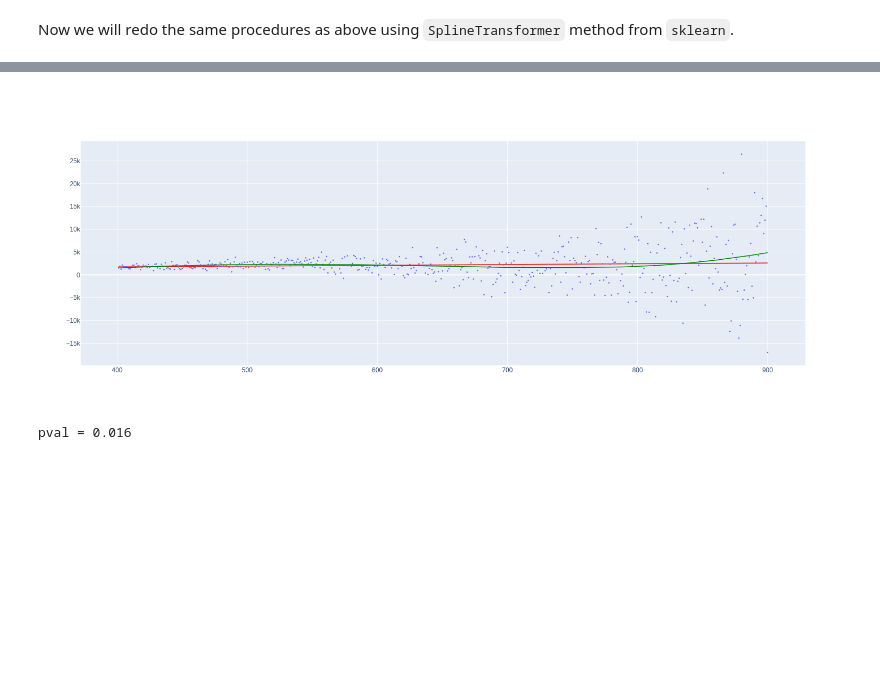
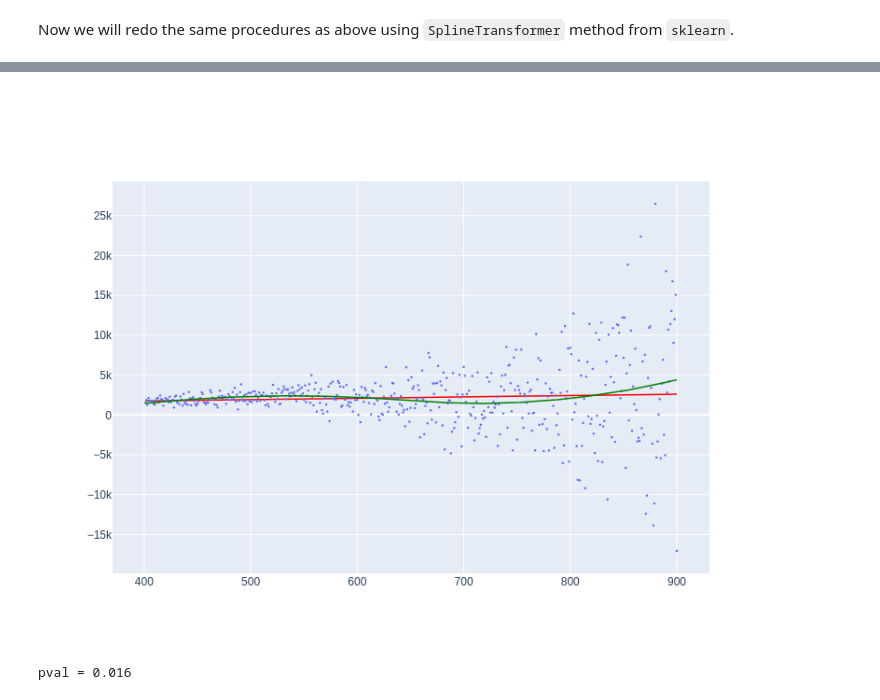
Before and after one commit to FilMastro/SL-homework1, a Jupyter notebook: hw1.ipynb, the cells around one changed output, grey strips where cells are left out. Drawn from its saved outputs; the diff is of its cells as text; code cells hidden in the pictures; blank space fills up the shorter version.

```diff
--- a/hw1.ipynb
+++ b/hw1.ipynb
@@ -644,27 +645,27 @@ t_hat = 152790.5304331705
 # %%
 X_spline = SplineTransformer(degree = d+1 , n_knots = q + 3).fit_transform(X)
 
 f_hat = sm.OLS(y, X_spline).fit()
 
 fig0 = px.line(x=x, y = theta0 + theta1*x)
 fig0.update_traces(line_color="red", line_width=1.5)
 
 fig1 = px.scatter(x=x, y=y)
 fig1.update_traces(marker=dict(size=2.5))
 
 fig2 = px.line(x=x, y = (X_spline @ f_hat.params))
 fig2.update_traces(line_color="green", line_width=1.5)
 
 
 fig = go.Figure(data =
                 fig0.data +
                 fig1.data +
                 fig2.data,
-                layout=dict(width=800, height=600)
+                layout=dict(width=800, height=600),
                )
-fig.show()
+fig.show(renderer="png")
 # %% [output]
-[figure, old version]
+[figure, new version]
 # %%
 B = 500
 n_folds = 10
```
Also changed, not shown: parts of 8 cells of this notebook.
